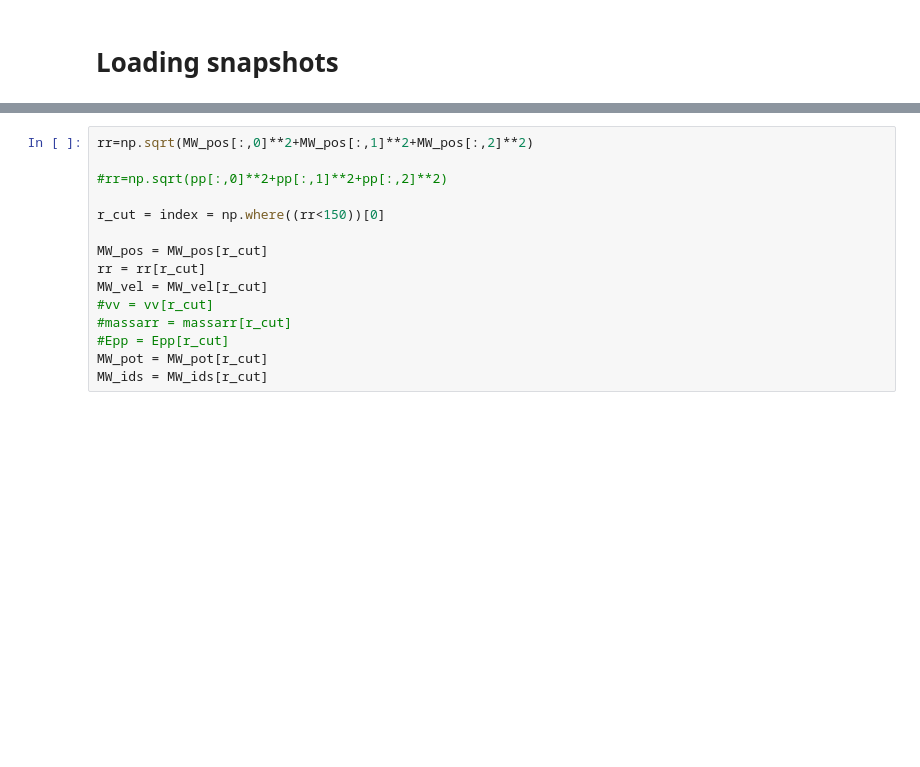
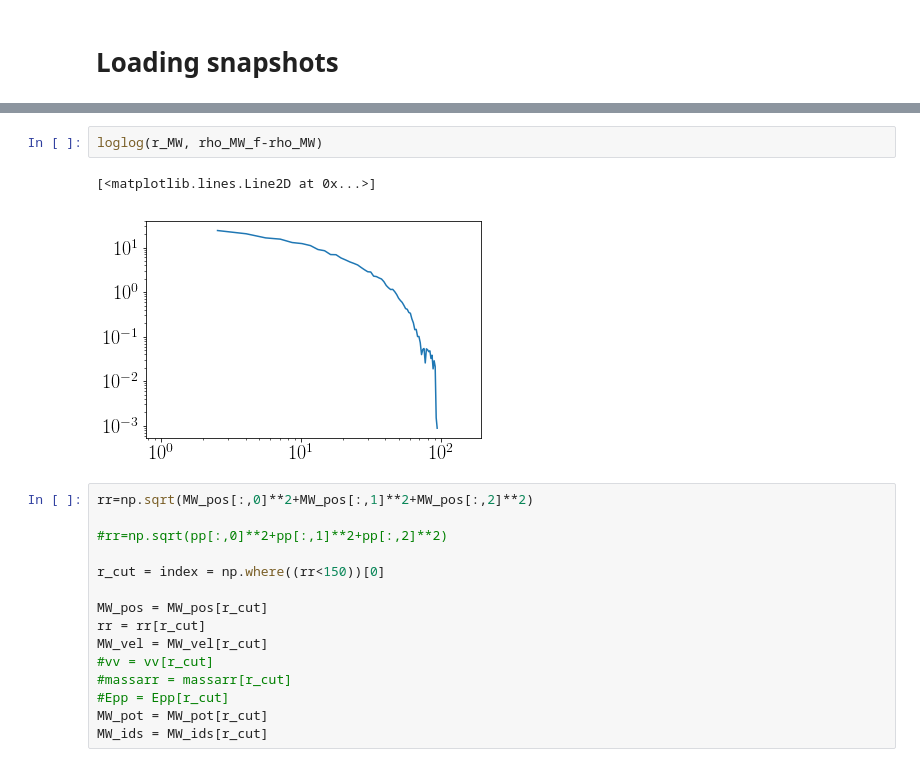
Before and after one commit to chervs/tracers_triaxial, a Jupyter notebook: density_examples.ipynb, the cells around one changed output, grey strips where cells are left out. Cells and saved outputs as stored; diff of their text form; blank space fills up the shorter version.

```diff
--- a/density_examples.ipynb
+++ b/density_examples.ipynb
@@ -48,3 +79,8 @@ def rho_enclosed(r_posh, rmin, rmax, nbins):
+# %%
+loglog(r_MW, rho_MW_f-rho_MW)
+# %% [output]
+[<matplotlib.lines.Line2D at 0x...>]
+[figure, added]
 # %%
 rr=np.sqrt(MW_pos[:,0]**2+MW_pos[:,1]**2+MW_pos[:,2]**2)
 
```
Also changed, not shown: parts of 14 cells of this notebook.
